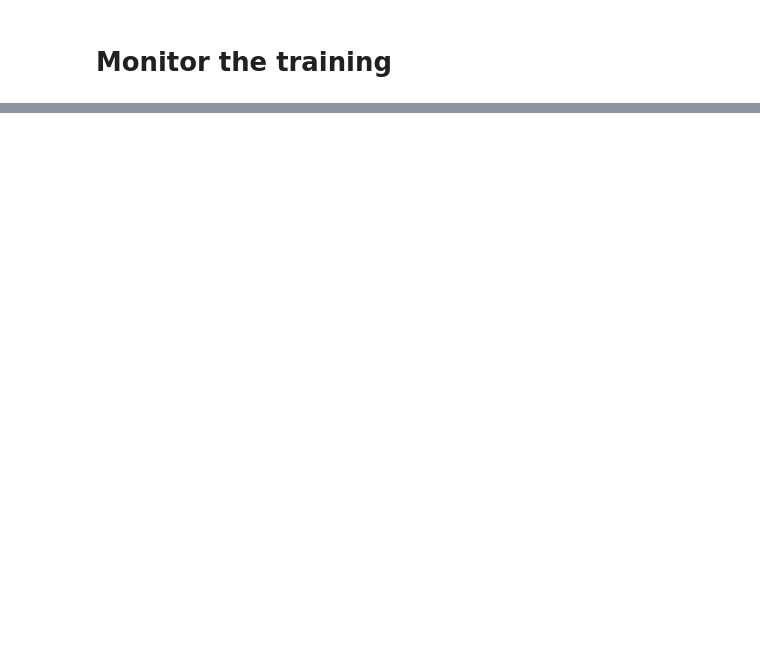
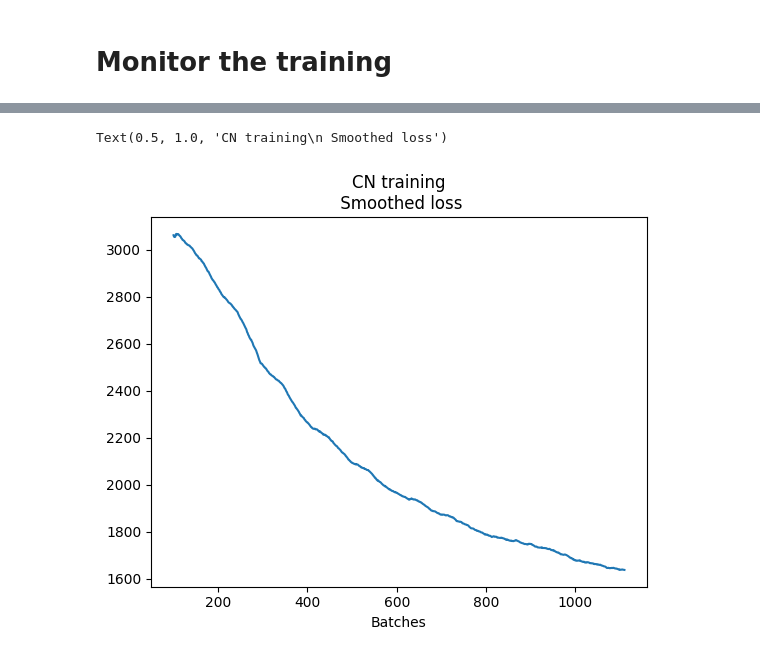
Before and after one commit to poloincognito/glcic, a Jupyter notebook: notebooks/5_cn_training.ipynb, the cells around one changed output, grey strips where cells are left out. Cells and saved outputs as stored; diff of their text form; code cells hidden in the pictures; blank space fills up the shorter version.

```diff
--- a/notebooks/5_cn_training.ipynb
+++ b/notebooks/5_cn_training.ipynb
@@ -76,3 +76,21 @@ Current replacement value:  tensor([0.2944, 0.8315, 0.2210])
+# %%
+# full training
+concatenated_loss_list = []
+for loss in loss_list:
+    concatenated_loss_list += loss
+
+def smooth(y, box_pts):
+    box = np.ones(box_pts)/box_pts
+    y_smooth = np.convolve(y, box, mode='valid')
+    return y_smooth
+
+smooth_pts = 100
+plt.plot(range(smooth_pts,len(concatenated_loss_list)+1),smooth(concatenated_loss_list,smooth_pts))
+plt.xlabel("Batches")
+plt.title("CN training\n Smoothed loss")
+# %% [output]
+Text(0.5, 1.0, 'CN training\n Smoothed loss')
+[figure, added]
 # %%
 # estimated time
 checkpoints_dir = "../logs/checkpoints/"
```
Also changed, not shown: parts of 5 cells of this notebook, 3 other files.
